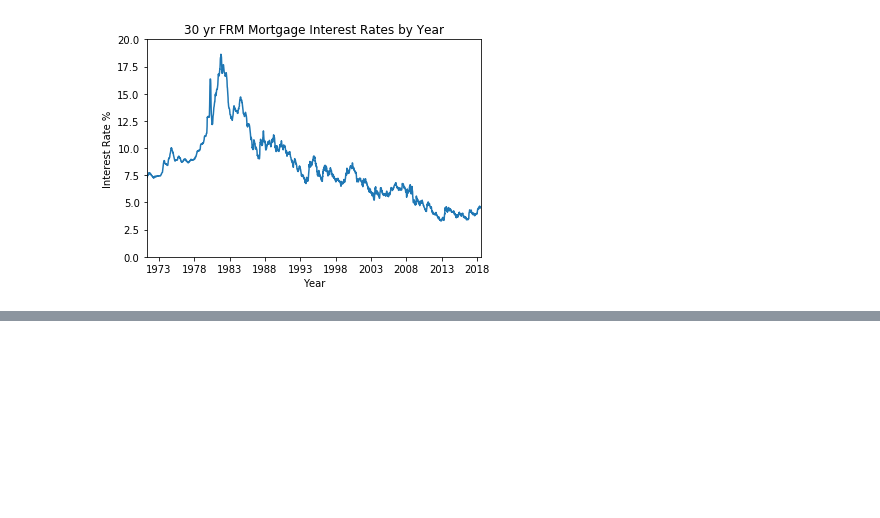
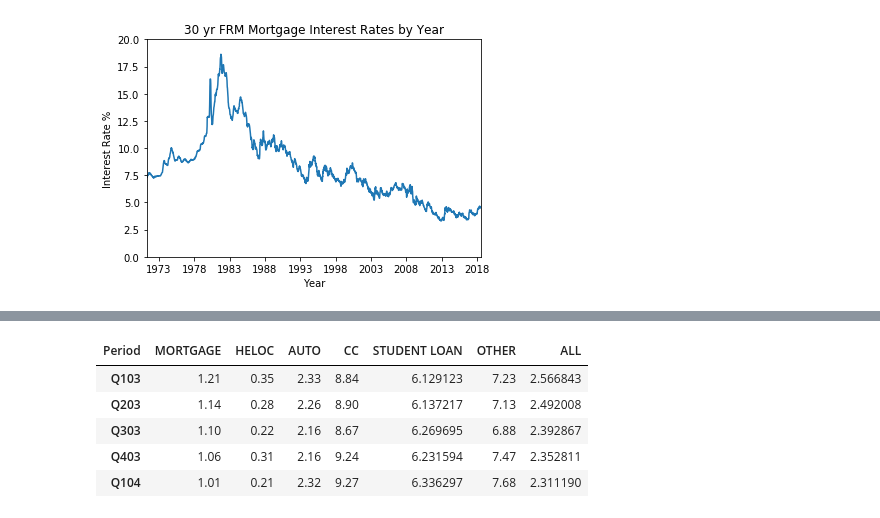
Before and after one commit to bowielh/Project1_Group1, a Jupyter notebook: Housing_Bubble.ipynb, the cells around one changed output, grey strips where cells are left out. Cells and saved outputs as stored; diff of their text form; code cells hidden in the pictures; blank space fills up the shorter version.

```diff
--- a/Housing_Bubble.ipynb
+++ b/Housing_Bubble.ipynb
@@ -133,0 +159,14 @@ df_state90.head()
+# %%
+df_90 = df12
+df_90.columns = quarters
+df_90 = df_90.set_index('Period')
+df_90 = df_90.transpose()
+
+df_90.head()
+# %% [output]
+| Period | MORTGAGE | HELOC | AUTO | CC | STUDENT LOAN | OTHER | ALL |
+| Q103 | 1.21 | 0.35 | 2.33 | 8.84 | 6.129123 | 7.23 | 2.566843 |
+| Q203 | 1.14 | 0.28 | 2.26 | 8.90 | 6.137217 | 7.13 | 2.492008 |
+| Q303 | 1.10 | 0.22 | 2.16 | 8.67 | 6.269695 | 6.88 | 2.392867 |
+| Q403 | 1.06 | 0.31 | 2.16 | 9.24 | 6.231594 | 7.47 | 2.352811 |
+| Q104 | 1.01 | 0.21 | 2.32 | 9.27 | 6.336297 | 7.68 | 2.311190 |
```
Also changed, not shown: parts of 15 cells of this notebook.
